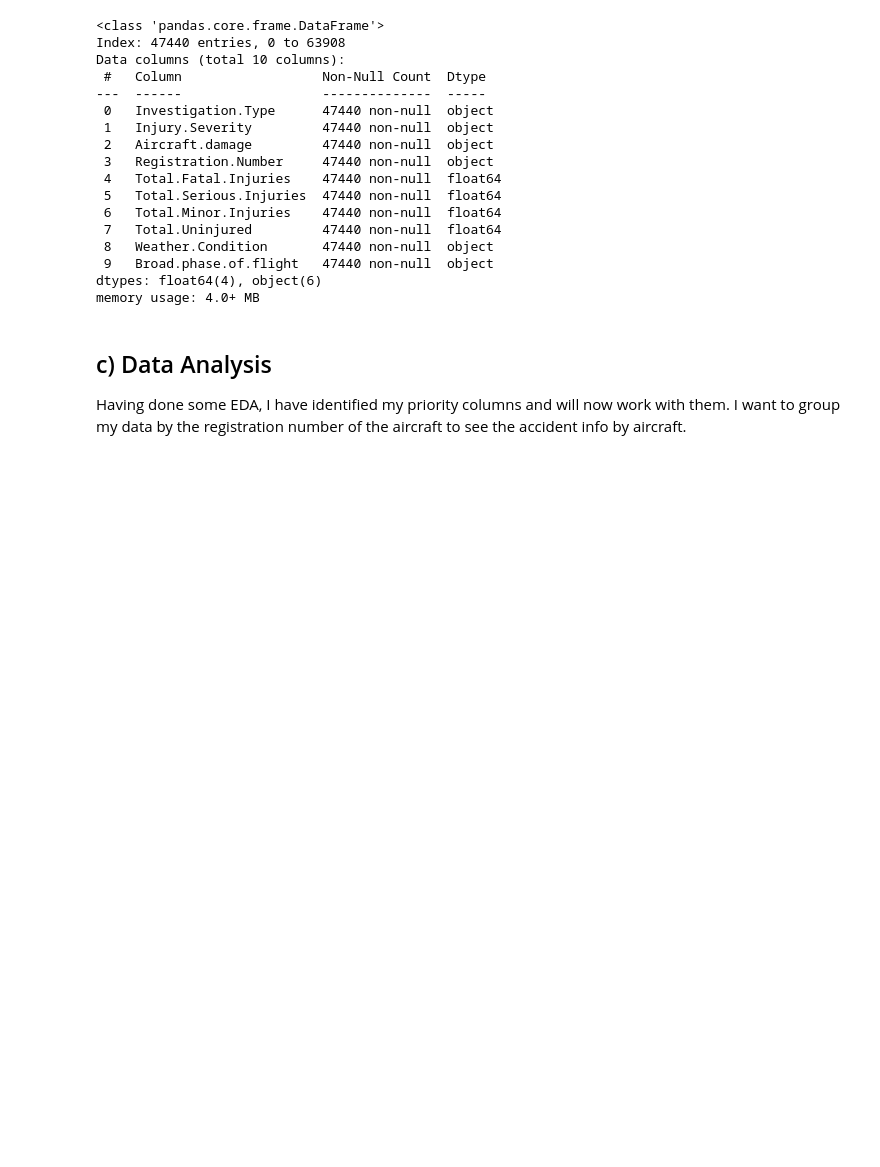
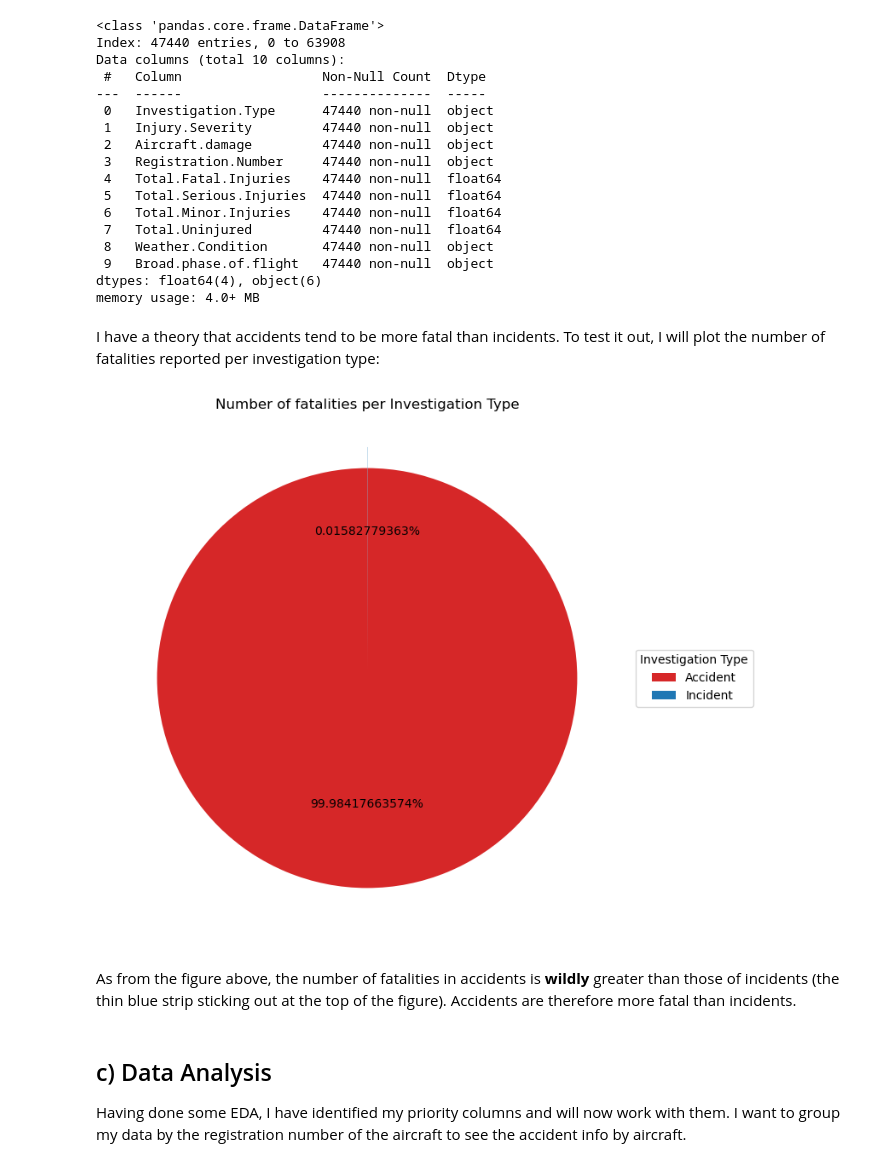
Before and after one commit to Ngundo-Muithya/Phase-1-Project, a Jupyter notebook: Notebook.ipynb, the cells around one changed output. Saved outputs shown, nothing was run; the diff lists cells and outputs as text; code cells hidden in the pictures; blank space fills up the shorter version.

Commit message:
Added a pie chart showing fatalities by investigation type

```diff
--- a/Notebook.ipynb
+++ b/Notebook.ipynb
@@ -153,6 +153,28 @@ Data columns (total 10 columns):
  9   Broad.phase.of.flight   47440 non-null  object
 dtypes: float64(4), object(6)
 memory usage: 4.0+ MB
+# %% [markdown]
+I have a theory that accidents tend to be more fatal than incidents. To test it out, I will plot the number of fatalities reported per investigation type:
+# %%
+import matplotlib.pyplot as plt
+
+investigation_type_fatalities = main_subset_df.groupby('Investigation.Type')['Total.Fatal.Injuries'].sum().sort_values(ascending=False)
+
+fig, ax = plt.subplots(figsize=(8, 8))
+
+pie_colors = ['tab:red', 'tab:blue']
+explode = [0.1 if name == 'Incident' else 0 for name in investigation_type_fatalities.index]
+
+ax.pie(x=investigation_type_fatalities.values, colors=pie_colors, autopct='%1.11f%%', startangle=90, explode=explode)
+
+ax.set_title("Number of fatalities per Investigation Type")
+ax.legend(investigation_type_fatalities.index, title='Investigation Type', loc='center left', bbox_to_anchor=(1, 0, 0.5, 1))
+
+plt.show()
+# %% [output]
+[figure, added]
+# %% [markdown]
+As from the figure above, the number of fatalities in accidents is **wildly** greater than those of incidents (the thin blue strip sticking out at the top of the figure). Accidents are therefore more fatal than incidents.
 # %% [markdown]
 ## c) Data Analysis
 
```
Also changed, not shown: parts of 5 cells of this notebook.
